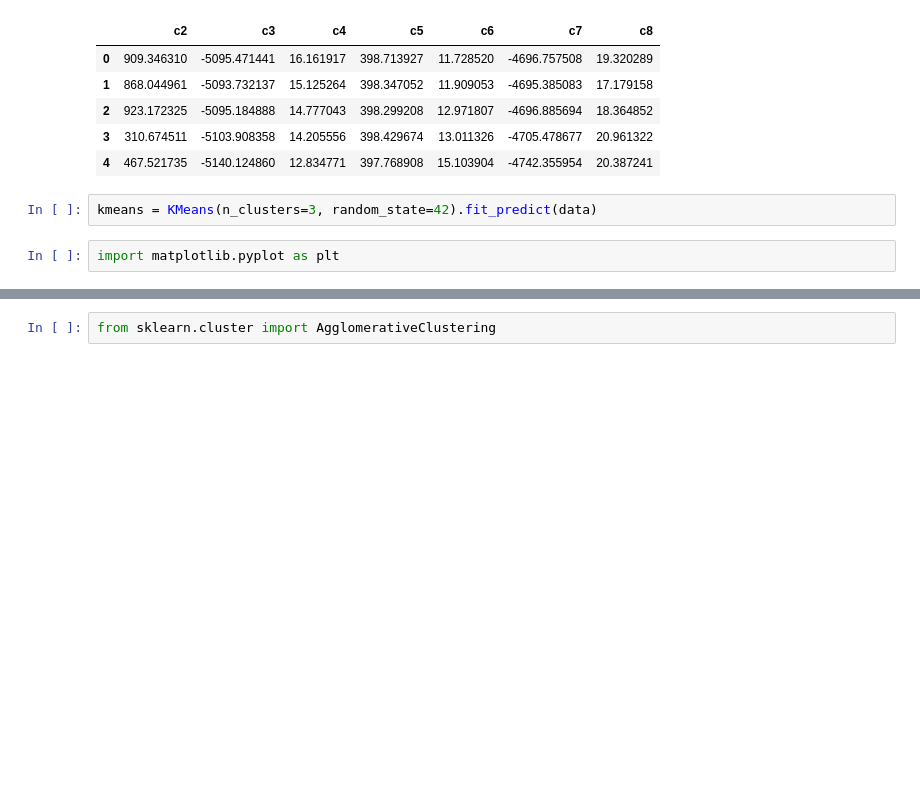
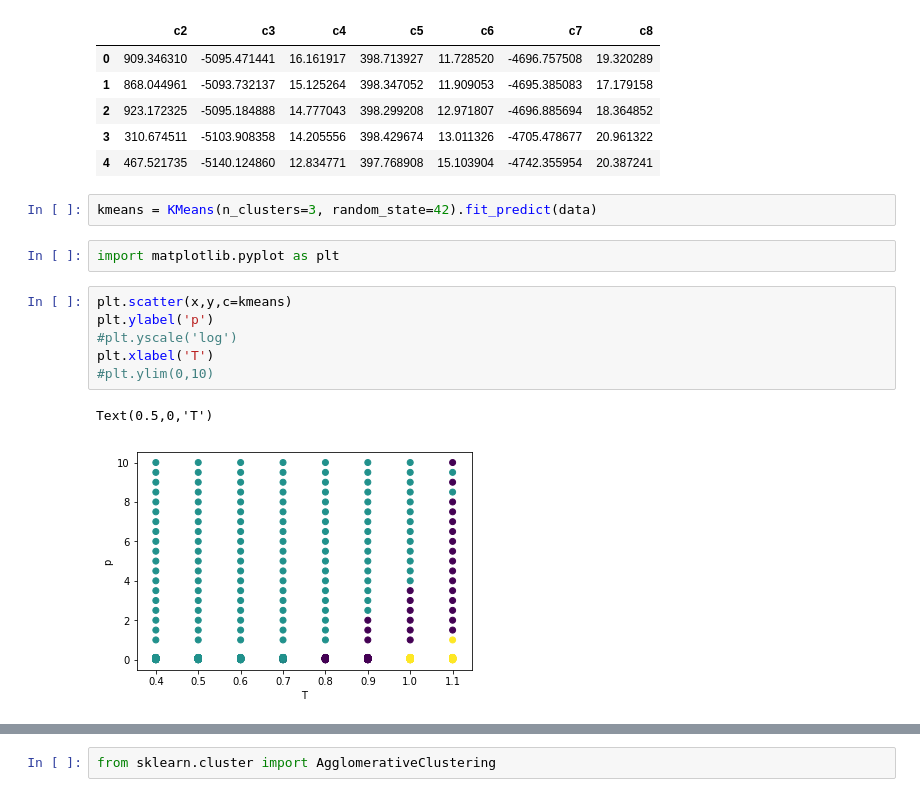
Before and after one commit to AlexVTimofeev/phaseTransitionML, a Jupyter notebook: Clustering1000.ipynb, the cells around one changed output, grey strips where cells are left out. Saved outputs shown, nothing was run; the diff lists cells and outputs as text; blank space fills up the shorter version.

```diff
--- a/Clustering1000.ipynb
+++ b/Clustering1000.ipynb
@@ -41,3 +45,12 @@ data.head()
 kmeans = KMeans(n_clusters=3, random_state=42).fit_predict(data)
 # %%
 import matplotlib.pyplot as plt
+# %%
+plt.scatter(x,y,c=kmeans)
+plt.ylabel('p')
+#plt.yscale('log')
+plt.xlabel('T')
+#plt.ylim(0,10)
+# %% [output]
+Text(0.5,0,'T')
+[figure, added]
```
Also changed, not shown: parts of 10 cells of this notebook.
